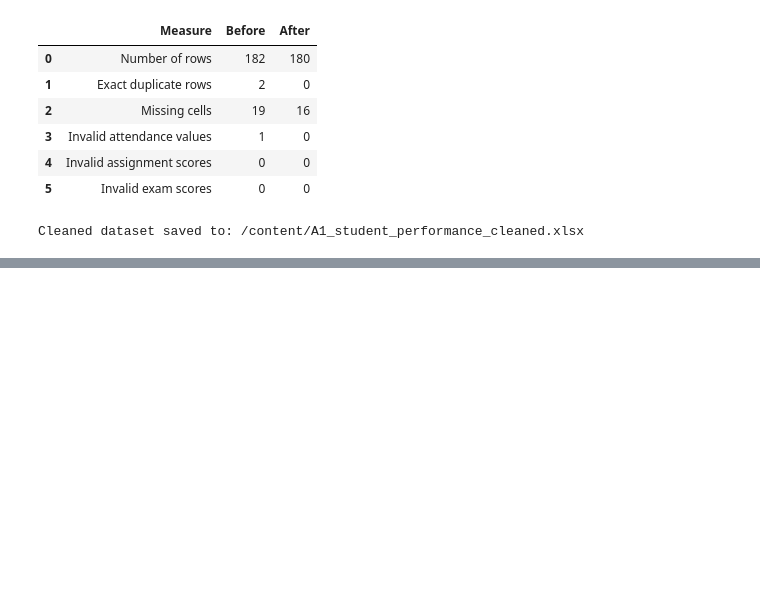
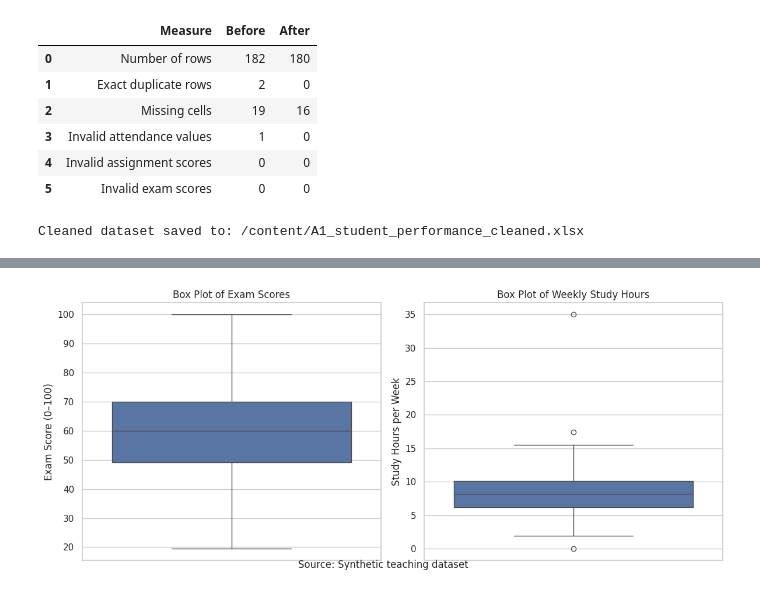
Before and after one commit to Blackk-dotcom/Data-Science-project, a Jupyter notebook: A1_Student_Performance_EDA.ipynb, the cells around one changed output, grey strips where cells are left out. Drawn from its saved outputs; the diff is of its cells as text; code cells hidden in the pictures; blank space fills up the shorter version.

```diff
--- a/A1_Student_Performance_EDA.ipynb
+++ b/A1_Student_Performance_EDA.ipynb
@@ -422,0 +480,23 @@ Cleaned dataset saved to: /content/A1_student_performance_cleaned.xlsx
+# %%
+
+fig, axes = plt.subplots(1, 2, figsize=(12, 5))
+
+sns.boxplot(data=df_clean, y="Exam_Score", ax=axes[0])
+axes[0].set_title("Box Plot of Exam Scores")
+axes[0].set_ylabel("Exam Score (0–100)")
+
+sns.boxplot(
+    data=df_clean,
+    y="Study_Hours_Per_Week",
+    ax=axes[1]
+)
+axes[1].set_title("Box Plot of Weekly Study Hours")
+axes[1].set_ylabel("Study Hours per Week")
+
+fig.text(0.5, 0.01, "Source: Synthetic teaching dataset",
+         ha="center")
+
+plt.tight_layout()
+plt.show()
+# %% [output]
+[figure, added]
```
Also changed, not shown: parts of 10 cells of this notebook.
